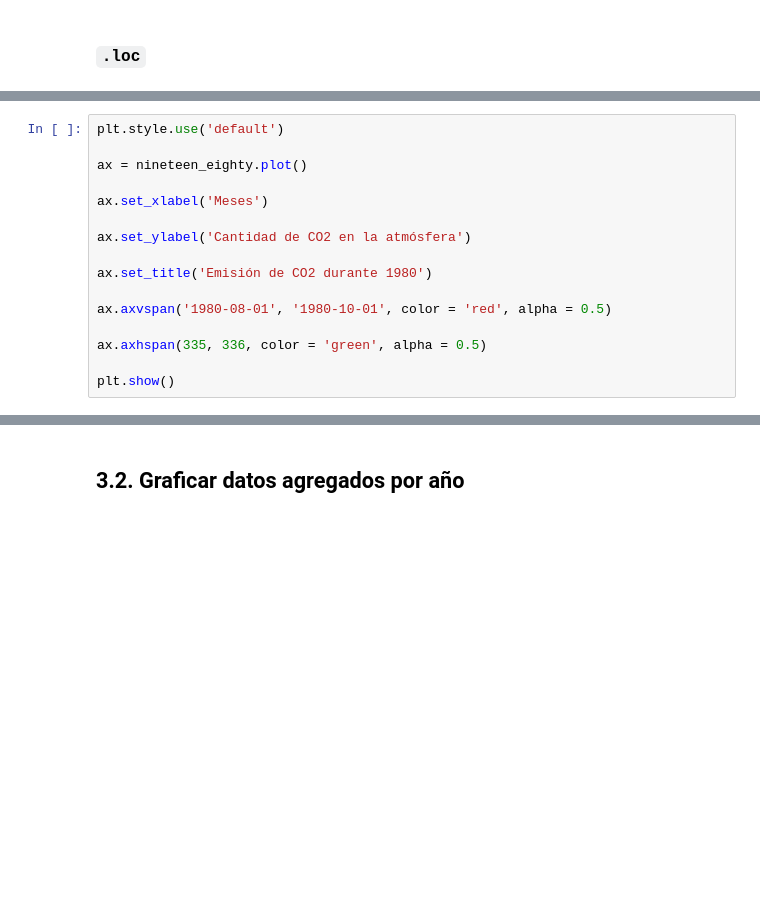
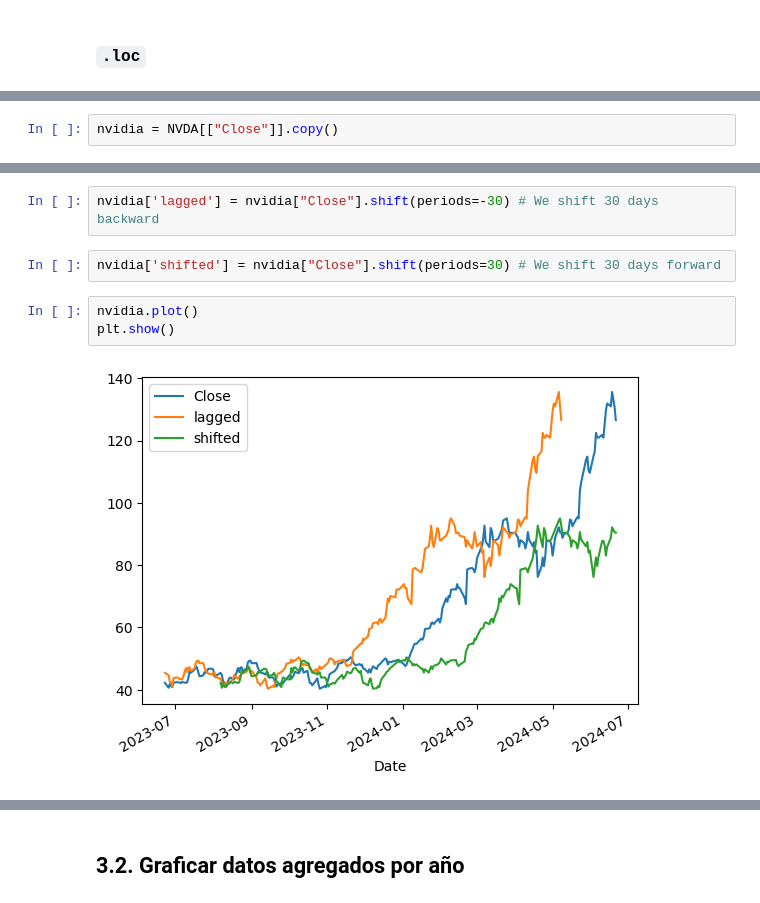
Before and after one commit to estcab00/timeseries-python, a Jupyter notebook: Session/Session 1 - Introduction to time series.ipynb, the cells around one changed output, grey strips where cells are left out. Cells and saved outputs as stored; diff of their text form; blank space fills up the shorter version.

```diff
--- a/Session/Session 1 - Introduction to time series.ipynb
+++ b/Session/Session 1 - Introduction to time series.ipynb
@@ -687,16 +471,0 @@ plt.show()
-# %%
-plt.style.use('default')
-
-ax = nineteen_eighty.plot()
-
-ax.set_xlabel('Meses')
-
-ax.set_ylabel('Cantidad de CO2 en la atmósfera')
-
-ax.set_title('Emisión de CO2 durante 1980')
-
-ax.axvspan('1980-08-01', '1980-10-01', color = 'red', alpha = 0.5)
-
-ax.axhspan(335, 336, color = 'green', alpha = 0.5)
-
-plt.show()
@@ -833,0 +509,2 @@ plt.show()
+# %%
+nvidia = NVDA[["Close"]].copy()
@@ -833,0 +521,9 @@ plt.show()
+# %%
+nvidia['lagged'] = nvidia["Close"].shift(periods=-30) # We shift 30 days backward
+# %%
+nvidia['shifted'] = nvidia["Close"].shift(periods=30) # We shift 30 days forward
+# %%
+nvidia.plot()
+plt.show()
+# %% [output]
+[figure, added]
```
Also changed, not shown: parts of 106 cells of this notebook, 1 other file.
